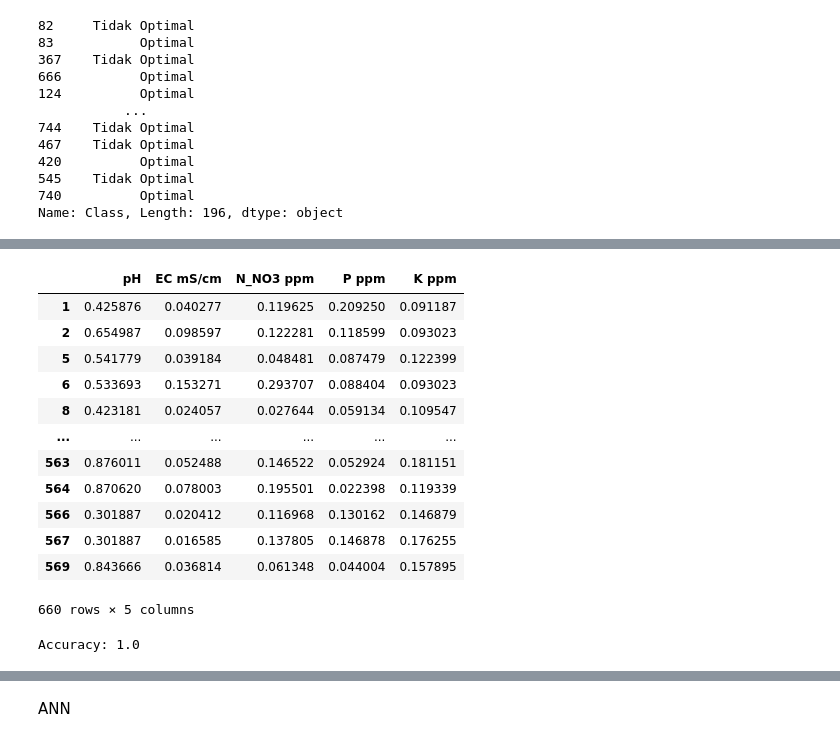
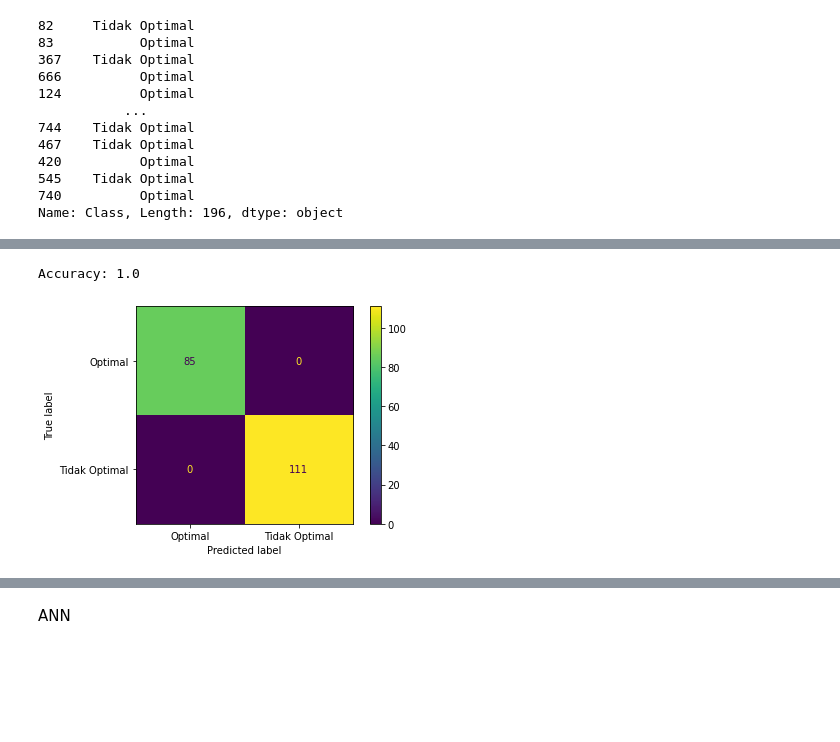
Before and after one commit to Rullyro/AIDepartmen1, a Jupyter notebook: AI1.ipynb, the cells around one changed output, grey strips where cells are left out. Cells and saved outputs as stored; diff of their text form; code cells hidden in the pictures; blank space fills up the shorter version.

```diff
--- a/AI1.ipynb
+++ b/AI1.ipynb
@@ -186,33 +171,22 @@ YTest = pd.DataFrame(data_test['Class'])
-# %%
-XTrain
-# %% [output]
-|  | pH | EC mS/cm | N_NO3 ppm | P ppm | K ppm |
-| 1 | 0.425876 | 0.040277 | 0.119625 | 0.209250 | 0.091187 |
-| 2 | 0.654987 | 0.098597 | 0.122281 | 0.118599 | 0.093023 |
-| 5 | 0.541779 | 0.039184 | 0.048481 | 0.087479 | 0.122399 |
-| 6 | 0.533693 | 0.153271 | 0.293707 | 0.088404 | 0.093023 |
-| 8 | 0.423181 | 0.024057 | 0.027644 | 0.059134 | 0.109547 |
-| ... | ... | ... | ... | ... | ... |
-| 563 | 0.876011 | 0.052488 | 0.146522 | 0.052924 | 0.181151 |
-| 564 | 0.870620 | 0.078003 | 0.195501 | 0.022398 | 0.119339 |
-| 566 | 0.301887 | 0.020412 | 0.116968 | 0.130162 | 0.146879 |
-| 567 | 0.301887 | 0.016585 | 0.137805 | 0.146878 | 0.176255 |
-| 569 | 0.843666 | 0.036814 | 0.061348 | 0.044004 | 0.157895 |
-660 rows × 5 columns
 # %%
 # Create Decision Tree classifer object
 clf = DecisionTreeClassifier(max_depth = None, min_samples_split = 2)
 
 # Train Decision Tree Classifer
 clf = clf.fit(X_train,y_train)
 
 #Predict the response for test dataset
 y_pred = clf.predict(X_test)
 
 # Model Accuracy, how often is the classifier correct?
 print("Accuracy:",metrics.accuracy_score(y_test, y_pred))
+
+matrix = confusion_matrix(y_test, y_pred)
+plot_confusion_matrix(clf, X_test, y_test)
+plt.show()
 # %% [output]
 Accuracy: 1.0
+[figure, added]
 # %%
 # Decision Tree dengan maximal kedalaman adalah 1 dan minimal jumlah sampel untuk dibentuk leaf baru adalah 2
 dt = DecisionTreeClassifier(
```
Also changed, not shown: parts of 26 cells of this notebook.
